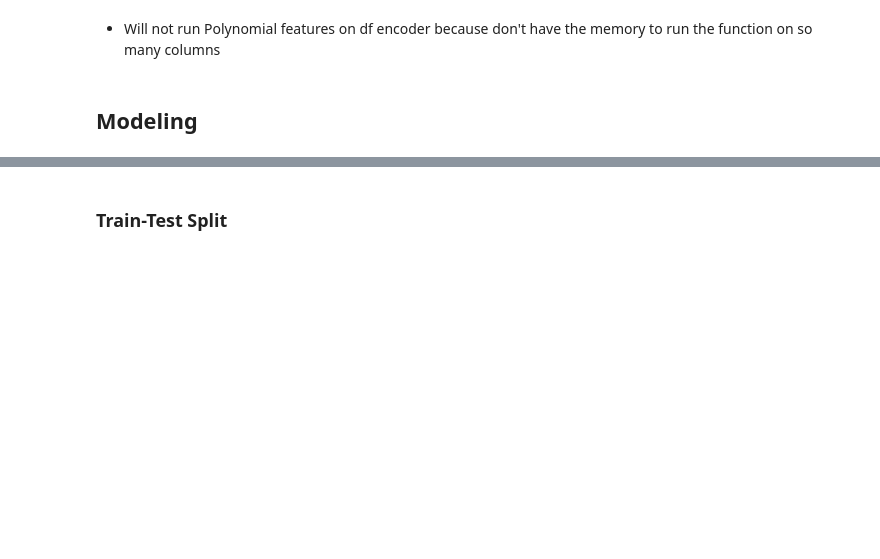
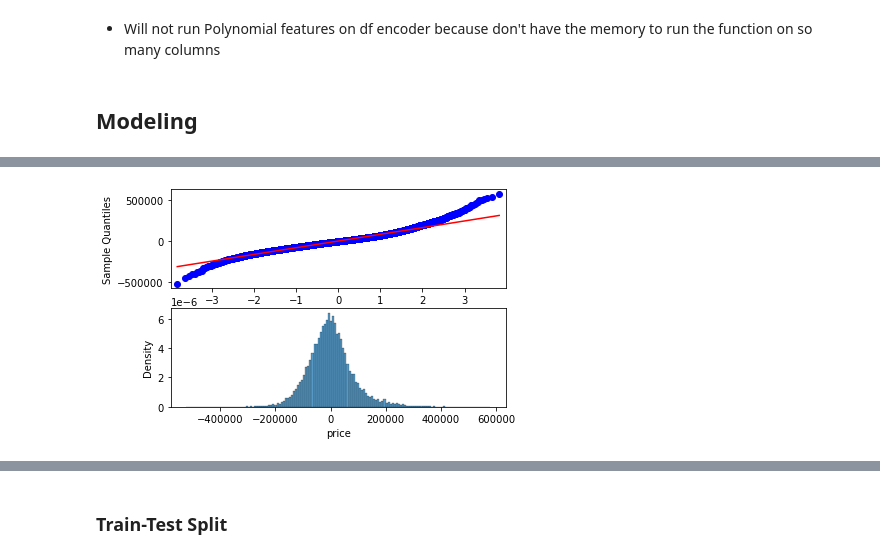
Before and after one commit to anguyen61191/NorthWestCountyProject, a Jupyter notebook: AndyFinalDraft.ipynb, the cells around one changed output, grey strips where cells are left out. Cells and saved outputs as stored; diff of their text form; code cells hidden in the pictures; blank space fills up the shorter version.

```diff
--- a/AndyFinalDraft.ipynb
+++ b/AndyFinalDraft.ipynb
@@ -1290,0 +1348,24 @@ def scores(x,y):
+# %%
+def plot_qq_norm(yhat_train, resids_train, yhat_test, resids_test):
+
+    fig, ax= plt.subplots(2,1)
+    sm.qqplot(resids_train, line = 'r',ax=ax[0]);
+    sns.histplot(resids_train, stat='density', label='residuals',ax=ax[1])
+    plt.show()
+    return
+
+def plot_skedacity (yhat_train, resids_train, yhat_test, resids_test):
+    plt.scatter(yhat_train, resids_train)
+
+    plt.axhline(y=0, color = 'red', label = '0')
+    plt.xlabel('predictions')
+    plt.ylabel('residuals')
+    plt.show();
+    return
+# %%
+# testing will delete
+
+y = df_ohe_clean.price
+X = df_ohe_clean.drop('price', axis = 1)
+
+yhat_train, residuals_train, yhat_test, residuals_test = scoring(X,y)
@@ -1290,0 +1382,4 @@ def scores(x,y):
+# %%
+plot_qq_norm(yhat_train,residuals_train, yhat_test, residuals_test)
+# %% [output]
+[figure, added]
```
Also changed, not shown: parts of 47 cells of this notebook.
